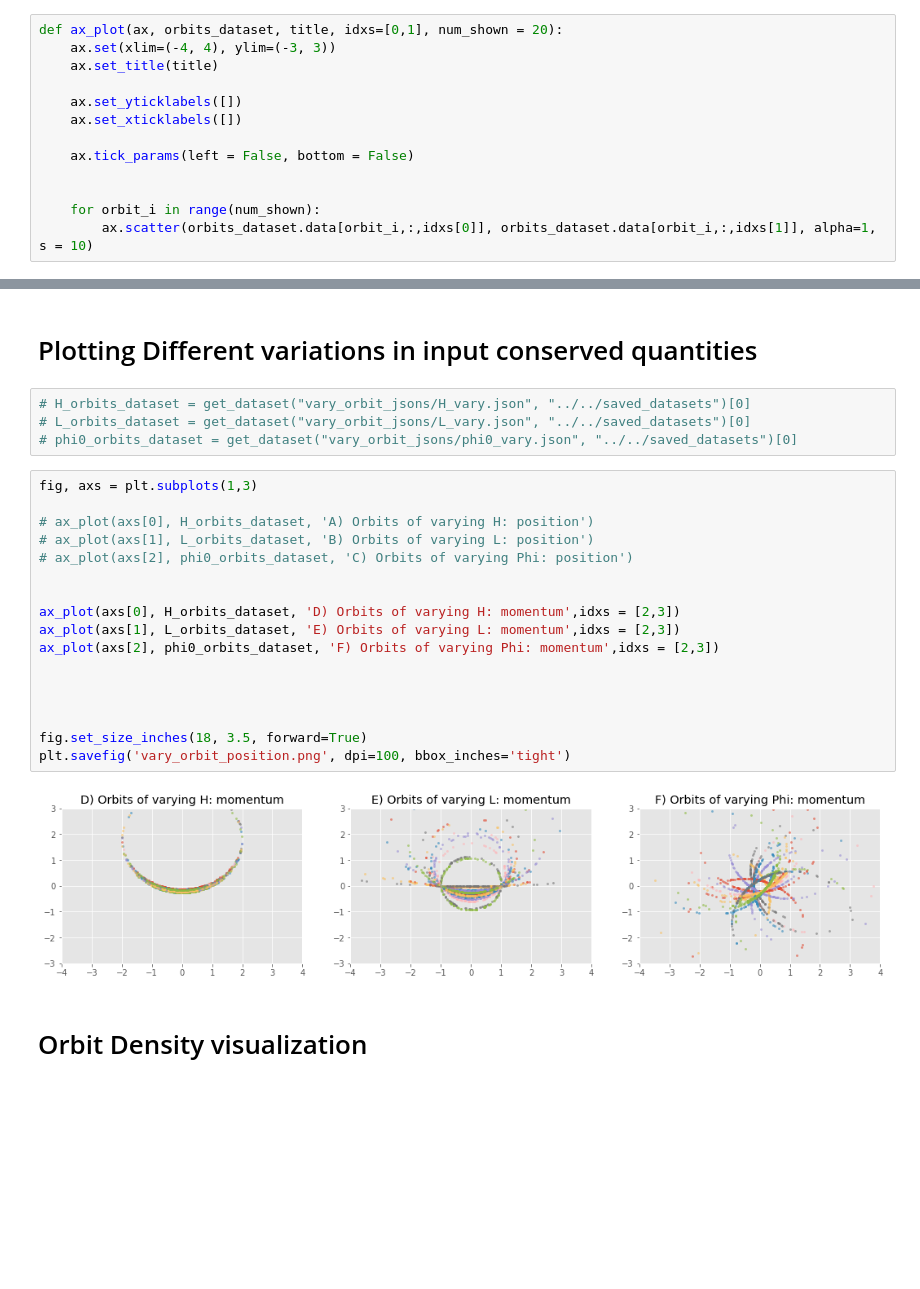
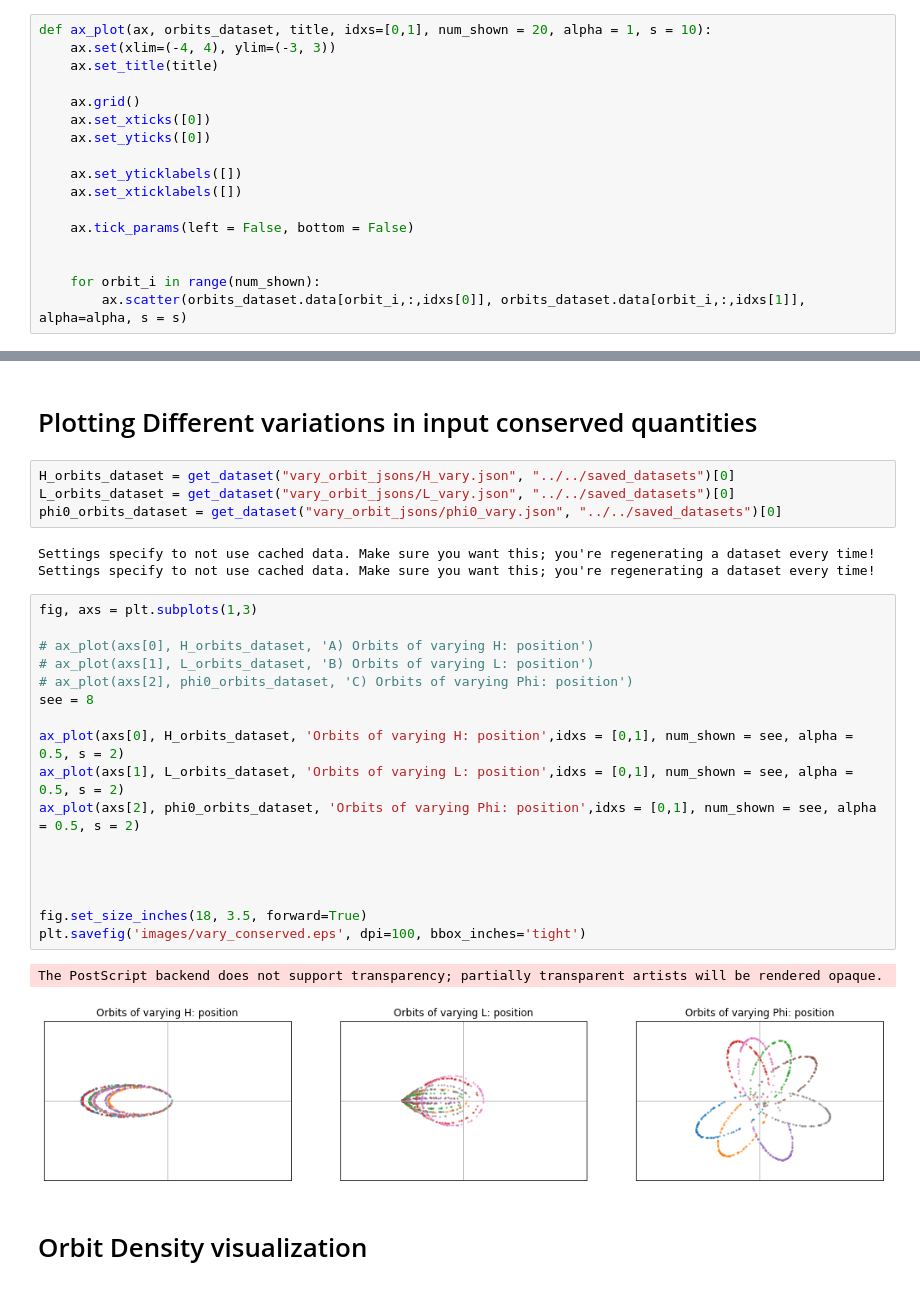
Before and after one commit to anugrahchemparathy/ContrastiveLearning, a Jupyter notebook: run/visualizations/OrbitsVisualization.ipynb, the cells around one changed output, grey strips where cells are left out. Saved outputs shown, nothing was run; the diff lists cells and outputs as text; blank space fills up the shorter version.

Commit message:
orbit visualization

```diff
--- a/run/visualizations/OrbitsVisualization.ipynb
+++ b/run/visualizations/OrbitsVisualization.ipynb
@@ -16,9 +16,13 @@ sys.path.append('../') # now can access entire repository, (important when runni
 # from orbit_datasets import neworbits, versatileorbits, staticorbits
 from ldcl.data.physics import get_dataset
 # %%
-def ax_plot(ax, orbits_dataset, title, idxs=[0,1], num_shown = 20):
+def ax_plot(ax, orbits_dataset, title, idxs=[0,1], num_shown = 20, alpha = 1, s = 10):
     ax.set(xlim=(-4, 4), ylim=(-3, 3))
     ax.set_title(title)
+
+    ax.grid()
+    ax.set_xticks([0])
+    ax.set_yticks([0])
 
     ax.set_yticklabels([])
     ax.set_xticklabels([])
@@ -27,7 +31,7 @@ def ax_plot(ax, orbits_dataset, title, idxs=[0,1], num_shown = 20):
 
 
     for orbit_i in range(num_shown):
-        ax.scatter(orbits_dataset.data[orbit_i,:,idxs[0]], orbits_dataset.data[orbit_i,:,idxs[1]], alpha=1, s = 10)
+        ax.scatter(orbits_dataset.data[orbit_i,:,idxs[0]], orbits_dataset.data[orbit_i,:,idxs[1]], alpha=alpha, s = s)
 # %% [markdown]
 # Plotting orbits of various conserved quantities
 # %%
@@ -49,28 +53,32 @@ plt.savefig('vary_orbit_position.png', dpi=100, bbox_inches='tight')
 # %% [markdown]
 # Plotting Different variations in input conserved quantities
 # %%
-# H_orbits_dataset = get_dataset("vary_orbit_jsons/H_vary.json", "../../saved_datasets")[0]
-# L_orbits_dataset = get_dataset("vary_orbit_jsons/L_vary.json", "../../saved_datasets")[0]
-# phi0_orbits_dataset = get_dataset("vary_orbit_jsons/phi0_vary.json", "../../saved_datasets")[0]
+H_orbits_dataset = get_dataset("vary_orbit_jsons/H_vary.json", "../../saved_datasets")[0]
+L_orbits_dataset = get_dataset("vary_orbit_jsons/L_vary.json", "../../saved_datasets")[0]
+phi0_orbits_dataset = get_dataset("vary_orbit_jsons/phi0_vary.json", "../../saved_datasets")[0]
+# %% [output]
+Settings specify to not use cached data. Make sure you want this; you're regenerating a dataset every time!
+Settings specify to not use cached data. Make sure you want this; you're regenerating a dataset every time!
 # %%
 fig, axs = plt.subplots(1,3)
 
 # ax_plot(axs[0], H_orbits_dataset, 'A) Orbits of varying H: position')
 # ax_plot(axs[1], L_orbits_dataset, 'B) Orbits of varying L: position')
 # ax_plot(axs[2], phi0_orbits_dataset, 'C) Orbits of varying Phi: position')
+see = 8
 
-
-ax_plot(axs[0], H_orbits_dataset, 'D) Orbits of varying H: momentum',idxs = [2,3])
-ax_plot(axs[1], L_orbits_dataset, 'E) Orbits of varying L: momentum',idxs = [2,3])
-ax_plot(axs[2], phi0_orbits_dataset, 'F) Orbits of varying Phi: momentum',idxs = [2,3])
+ax_plot(axs[0], H_orbits_dataset, 'Orbits of varying H: position',idxs = [0,1], num_shown = see, alpha = 0.5, s = 2)
+ax_plot(axs[1], L_orbits_dataset, 'Orbits of varying L: position',idxs = [0,1], num_shown = see, alpha = 0.5, s = 2)
+ax_plot(axs[2], phi0_orbits_dataset, 'Orbits of varying Phi: position',idxs = [0,1], num_shown = see, alpha = 0.5, s = 2)
 
 
 
 
 fig.set_size_inches(18, 3.5, forward=True)
-plt.savefig('vary_orbit_position.png', dpi=100, bbox_inches='tight')
+plt.savefig('images/vary_conserved.eps', dpi=100, bbox_inches='tight')
 # %% [output]
+The PostScript backend does not support transparency; partially transparent artists will be rendered opaque.
-[figure, old version]
+[figure, new version]
 # %% [markdown]
 # Orbit Density visualization
 # %%
```
Also changed, not shown: parts of 2 cells of this notebook, 2 other files.
